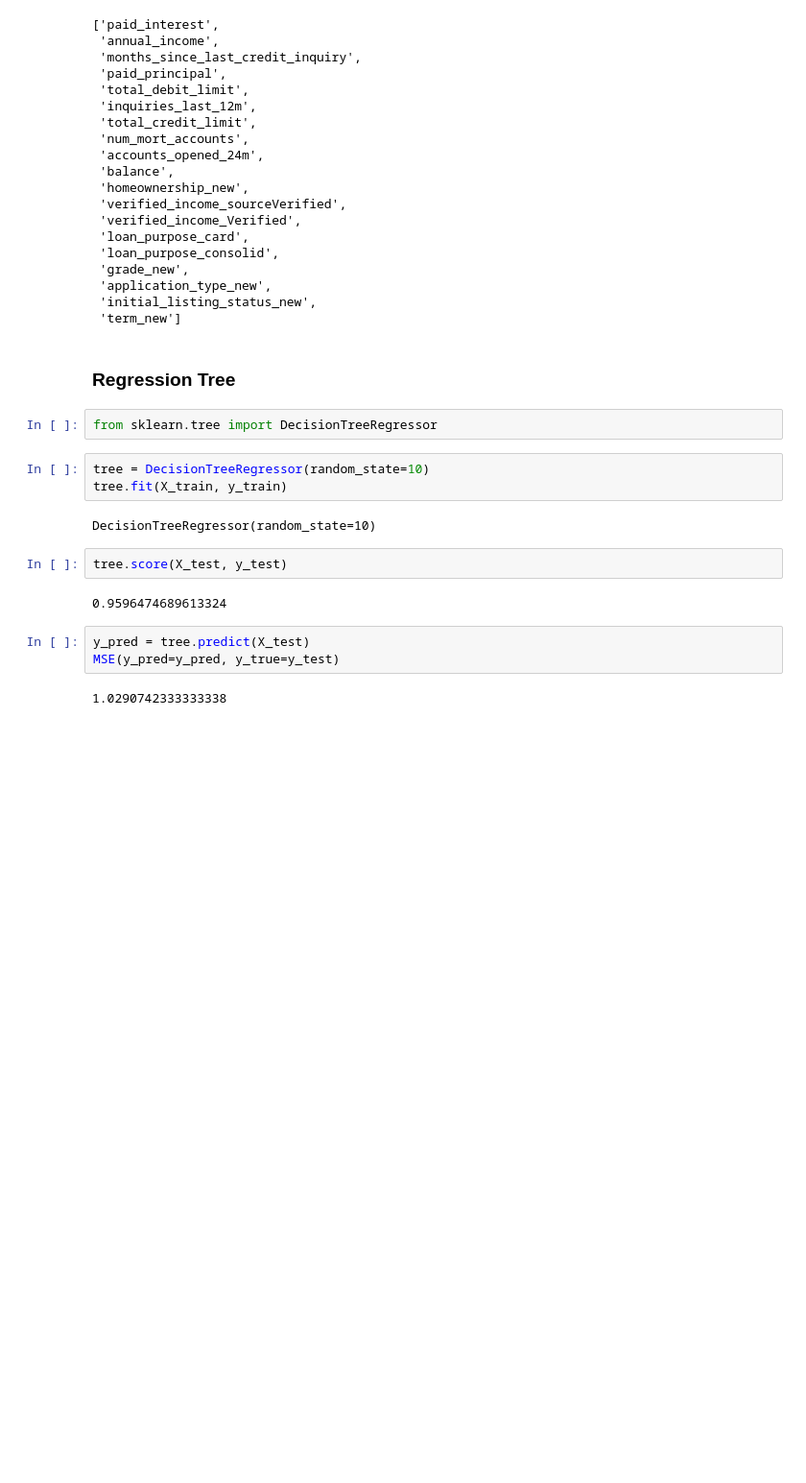
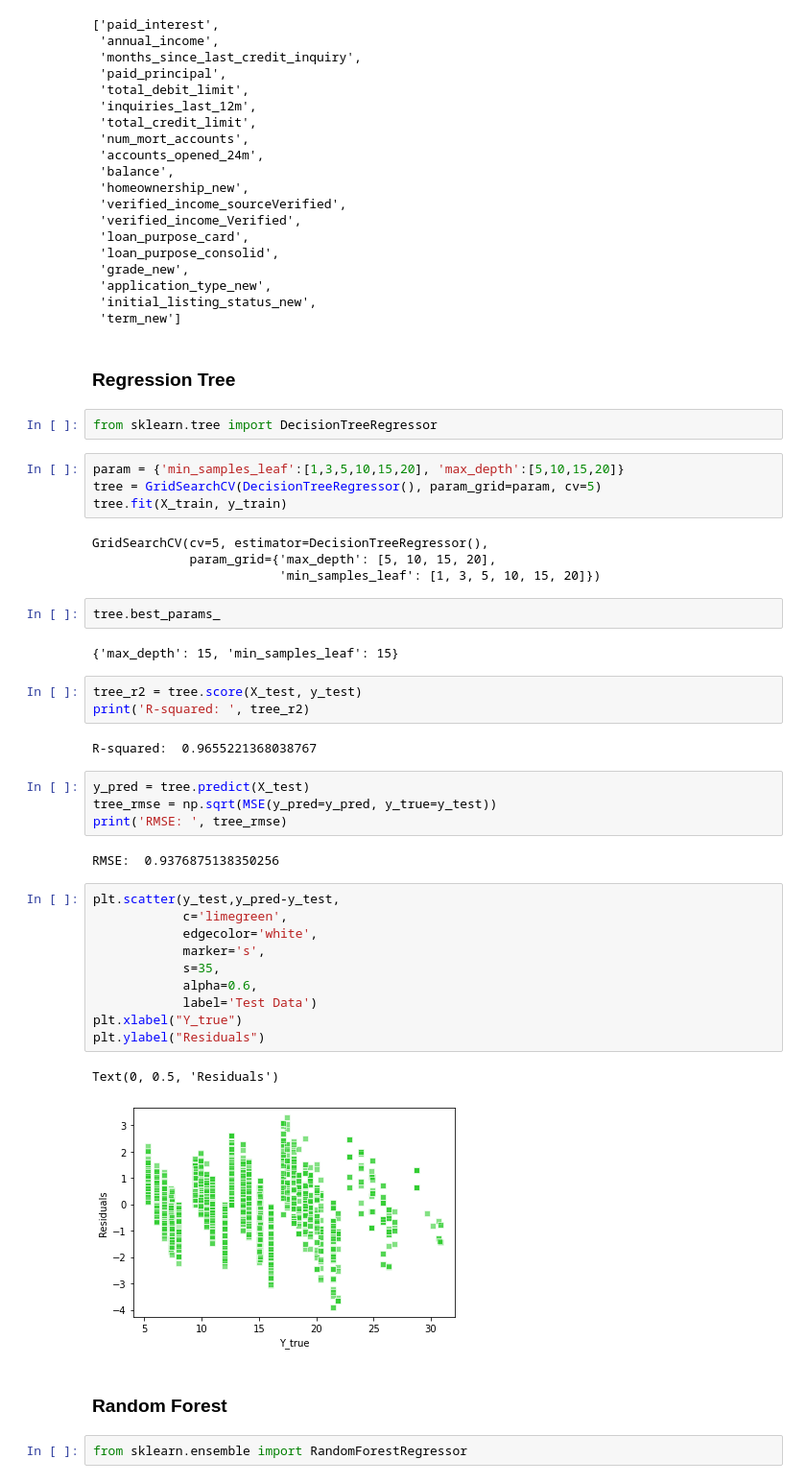
Before and after one commit to danielliu99/stout, a Jupyter notebook: Ri_Liu_Case_Study_1.ipynb, the cells around one changed output. Shown at 96% size. Saved outputs shown, nothing was run; the diff lists cells and outputs as text; blank space fills up the shorter version.

```diff
--- a/Ri_Liu_Case_Study_1.ipynb
+++ b/Ri_Liu_Case_Study_1.ipynb
@@ -759,17 +762,43 @@ feature_cols
 ### Regression Tree
 # %%
 from sklearn.tree import DecisionTreeRegressor
-# %%
-tree = DecisionTreeRegressor(random_state=10)
-tree.fit(X_train, y_train)
-# %% [output]
-DecisionTreeRegressor(random_state=10)
+# %%
+param = {'min_samples_leaf':[1,3,5,10,15,20], 'max_depth':[5,10,15,20]}
+tree = GridSearchCV(DecisionTreeRegressor(), param_grid=param, cv=5)
+tree.fit(X_train, y_train)
+# %% [output]
+GridSearchCV(cv=5, estimator=DecisionTreeRegressor(),
+             param_grid={'max_depth': [5, 10, 15, 20],
+                         'min_samples_leaf': [1, 3, 5, 10, 15, 20]})
+# %%
+tree.best_params_
+# %% [output]
+{'max_depth': 15, 'min_samples_leaf': 15}
 # %%
-tree.score(X_test, y_test)
+tree_r2 = tree.score(X_test, y_test)
+print('R-squared: ', tree_r2)
 # %% [output]
-0.9596474689613324
+R-squared:  0.9655221368038767
 # %%
 y_pred = tree.predict(X_test)
-MSE(y_pred=y_pred, y_true=y_test)
+tree_rmse = np.sqrt(MSE(y_pred=y_pred, y_true=y_test))
+print('RMSE: ', tree_rmse)
 # %% [output]
-1.0290742333333338
+RMSE:  0.9376875138350256
+# %%
+plt.scatter(y_test,y_pred-y_test,
+            c='limegreen',
+            edgecolor='white',
+            marker='s',
+            s=35,
+            alpha=0.6,
+            label='Test Data')
+plt.xlabel("Y_true")
+plt.ylabel("Residuals")
+# %% [output]
+Text(0, 0.5, 'Residuals')
+[figure, added]
+# %% [markdown]
+### Random Forest
+# %%
+from sklearn.ensemble import RandomForestRegressor
```
Also changed, not shown: parts of 30 cells of this notebook.
